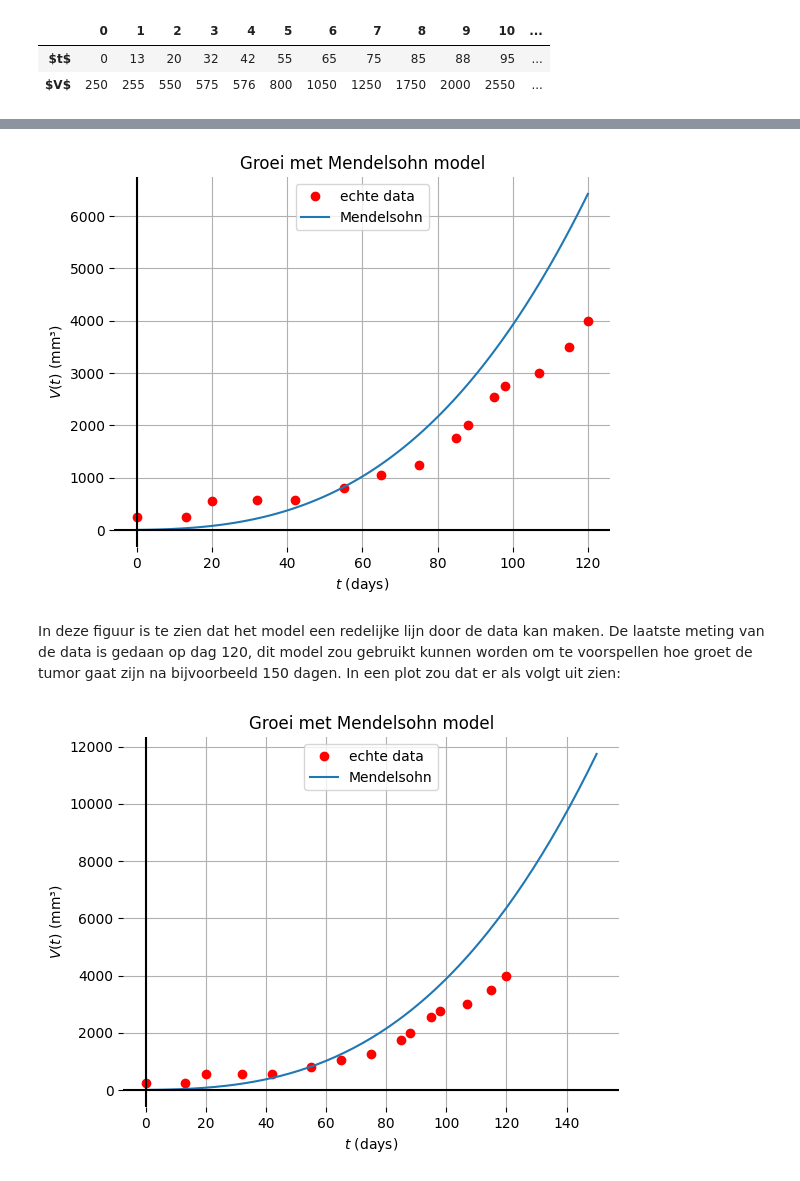
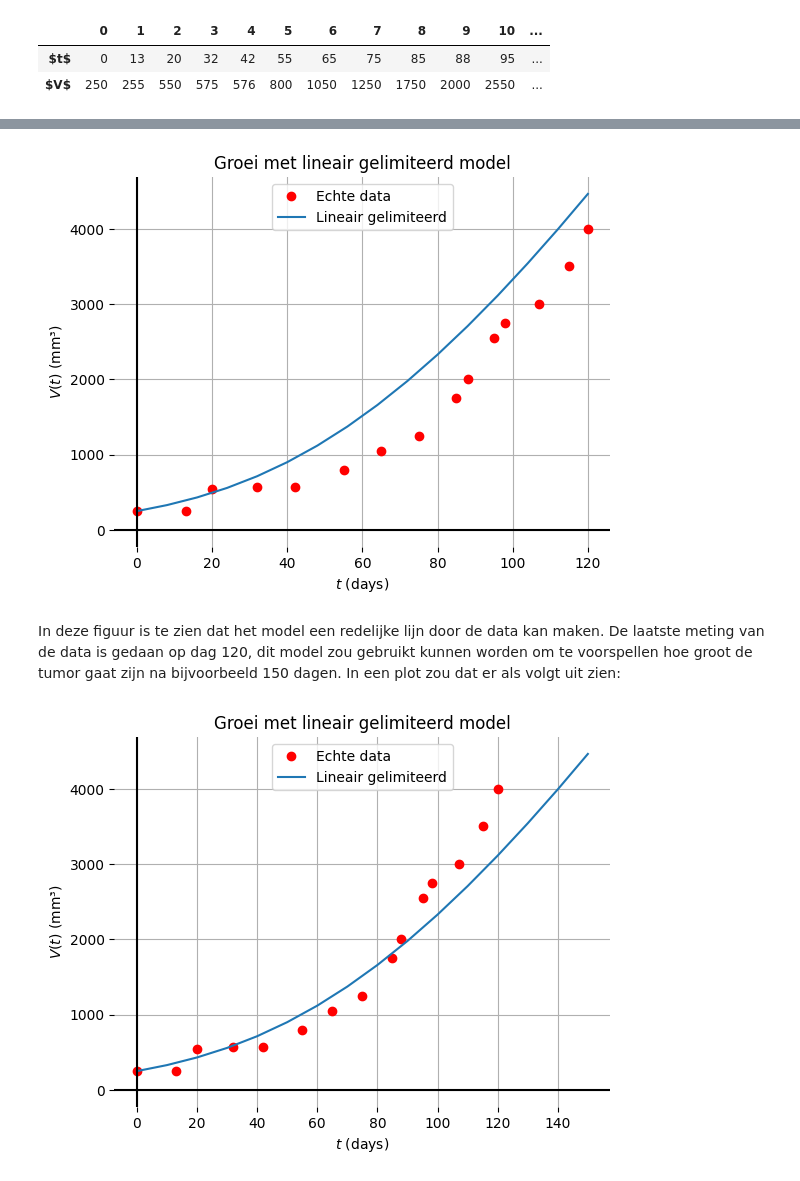
Before and after one commit to MirteDraaijer/ODEs, a Jupyter notebook: ode_demo.ipynb, the cells around one changed output, grey strips where cells are left out. Drawn from its saved outputs; the diff is of its cells as text; code cells hidden in the pictures.

```diff
--- a/ode_demo.ipynb
+++ b/ode_demo.ipynb
@@ -194,49 +193,48 @@ De top 3 laagste BIC-waarden zijn:
 # %%
-model = ode_solver(250, 120, 1)
+model = ode_solver(Vs_exact[0], 15, 8)
 params0 = {"c" : 0.0, "d" : 0}
 params, mse = model.fit(
     echte_volumes=  Vs_exact,
-    model = lambda c, d: model.mendelsohn(c, d),
+    model = lambda c, d: model.lineair_gelimiteerd(c, d),
     params0 = params0
 )
 
-dagen, volumes = model.mendelsohn(**params)
-volumes_scaled = [v / 100 for v in volumes]
+dagen, volumes = model.lineair_gelimiteerd(**params)
 
-plt.plot(ts_exact, Vs_exact, "or", label = "echte data")
-plt.plot(dagen, volumes_scaled, label = "Mendelsohn")
+plt.plot(ts_exact, Vs_exact, "or", label = "Echte data")
+plt.plot(dagen, volumes, label = "Lineair gelimiteerd")
 
 plt.axhline(0.0, color="k"); plt.axvline(0.0, color="k")
-plt.title("Groei met Mendelsohn model"); plt.xlabel("$t$ (days)"); plt.ylabel("$V(t)$ (mm³)")
+plt.title("Groei met lineair gelimiteerd model"); plt.xlabel("$t$ (days)"); plt.ylabel("$V(t)$ (mm³)")
 plt.grid(True); plt.box(False)
 plt.legend()
 
 plt.show()
 # %% [output]
-[figure, old version]
+[figure, new version]
 # %% [markdown]
-In deze figuur is te zien dat het model een redelijke lijn door de data kan maken. De laatste meting van de data is gedaan op dag 120, dit model zou gebruikt kunnen worden om te voorspellen hoe groet de tumor gaat zijn na bijvoorbeeld 150 dagen. In een plot zou dat er als volgt uit zien:
+In deze figuur is te zien dat het model een redelijke lijn door de data kan maken. De laatste meting van de data is gedaan op dag 120, dit model zou gebruikt kunnen worden om te voorspellen hoe groot de tumor gaat zijn na bijvoorbeeld 150 dagen. In een plot zou dat er als volgt uit zien:
 # %%
-model = ode_solver(250, 150, 1)
+
+model = ode_solver(250, 15, 10)
 params0 = {"c" : 0.0, "d" : 0}
 params, mse = model.fit(
     echte_volumes=  Vs_exact,
-    model = lambda c, d: model.mendelsohn(c, d),
+    model = lambda c, d: model.lineair_gelimiteerd(c, d),
     params0 = params0
 )
 
-dagen, volumes = model.mendelsohn(**params)
-volumes_scaled = [v / 100 for v in volumes]
+dagen, volumes = model.lineair_gelimiteerd(**params)
 
-plt.plot(ts_exact, Vs_exact, "or", label = "echte data")
-plt.plot(dagen, volumes_scaled, label = "Mendelsohn")
+plt.plot(ts_exact, Vs_exact, "or", label = "Echte data")
+plt.plot(dagen, volumes, label = "Lineair gelimiteerd")
 
 plt.axhline(0.0, color="k"); plt.axvline(0.0, color="k")
-plt.title("Groei met Mendelsohn model"); plt.xlabel("$t$ (days)"); plt.ylabel("$V(t)$ (mm³)")
+plt.title("Groei met lineair gelimiteerd model"); plt.xlabel("$t$ (days)"); plt.ylabel("$V(t)$ (mm³)")
 plt.grid(True); plt.box(False)
 plt.legend()
 
 plt.show()
 # %% [output]
-[figure, old version]
+[figure, new version]
 # %% [markdown]
```
Also changed, not shown: parts of 3 cells of this notebook.
